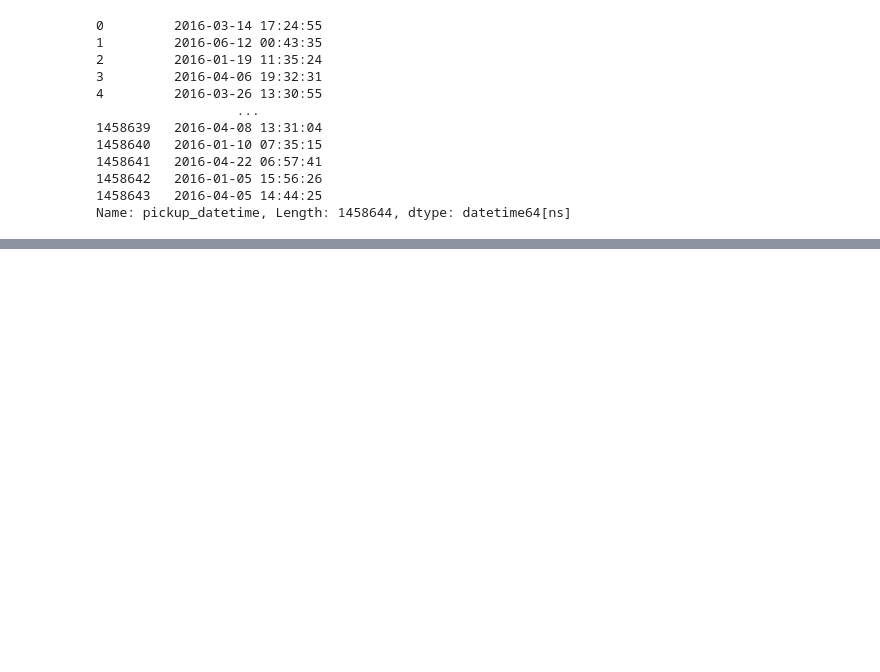
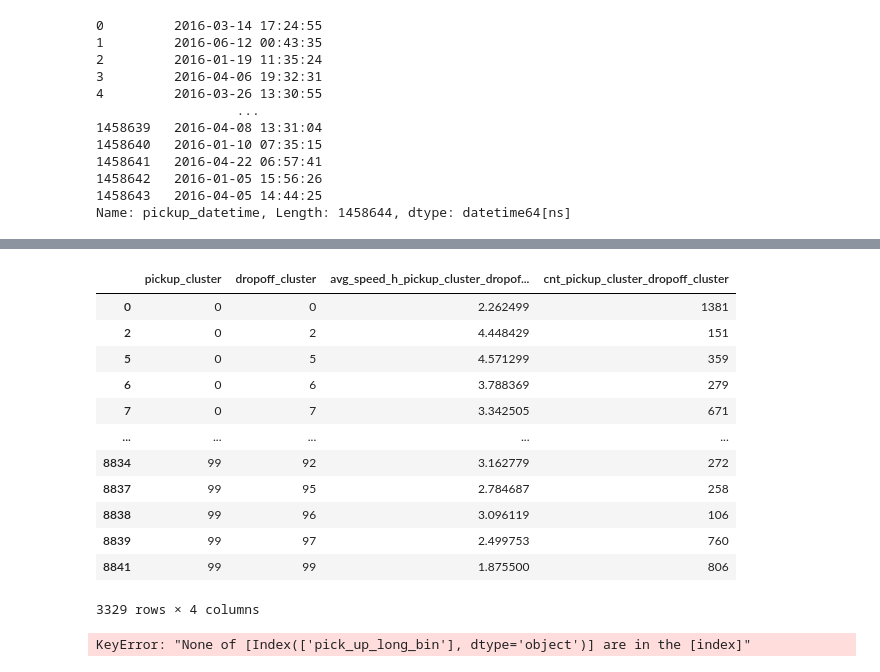
Before and after one commit to citizenofathens/Kaggle, a Jupyter notebook: newyorkCitytaxiStudy.ipynb, the cells around one changed output, grey strips where cells are left out. Drawn from its saved outputs; the diff is of its cells as text; code cells hidden in the pictures; blank space fills up the shorter version.

```diff
--- a/newyorkCitytaxiStudy.ipynb
+++ b/newyorkCitytaxiStudy.ipynb
@@ -513,0 +771,16 @@ test.loc[:, 'pickup_week_hour'] = test['pickup_weekday'] * 24 + test['pickup_hou
+# %%
+coord_stats
+# %% [output]
+|  | pickup_cluster | dropoff_cluster | avg_speed_h_pickup_cluster_dropof... | cnt_pickup_cluster_dropoff_cluster |
+| 0 | 0 | 0 | 2.262499 | 1381 |
+| 2 | 0 | 2 | 4.448429 | 151 |
+| 5 | 0 | 5 | 4.571299 | 359 |
+| 6 | 0 | 6 | 3.788369 | 279 |
+| 7 | 0 | 7 | 3.342505 | 671 |
+| ... | ... | ... | ... | ... |
+| 8834 | 99 | 92 | 3.162779 | 272 |
+| 8837 | 99 | 95 | 2.784687 | 258 |
+| 8838 | 99 | 96 | 3.096119 | 106 |
+| 8839 | 99 | 97 | 2.499753 | 760 |
+| 8841 | 99 | 99 | 1.875500 | 806 |
+3329 rows × 4 columns
@@ -513,0 +789,4 @@ test.loc[:, 'pickup_week_hour'] = test['pickup_weekday'] * 24 + test['pickup_hou
+# %%
+train.loc[['pick_up_long_bin']]
+# %% [output]
+KeyError: "None of [Index(['pick_up_long_bin'], dtype='object')] are in the [index]"
```
Also changed, not shown: parts of 42 cells of this notebook.
